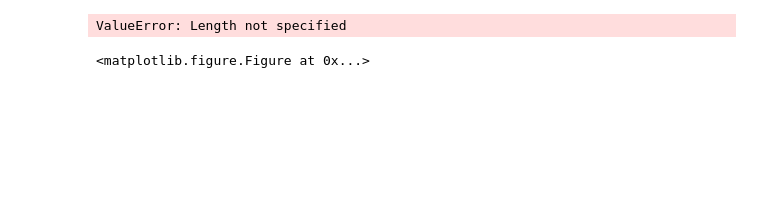
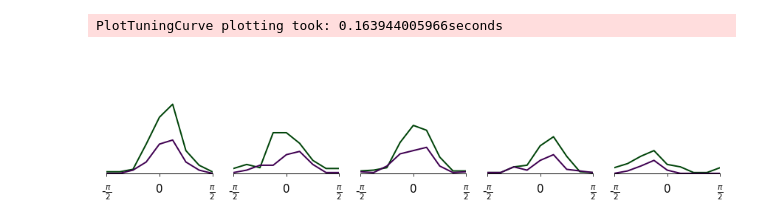
Before and after one commit to antolikjan/notebooks, a Jupyter notebook: Untitled2.ipynb, the cells around one changed output. Drawn from its saved outputs; the diff is of its cells as text; code cells hidden in the pictures; blank space fills up the shorter version.

```diff
--- a/Untitled2.ipynb
+++ b/Untitled2.ipynb
@@ -313,6 +69,0 @@ OverviewPlot(dsv,ParameterSet({'sheet_name' : 'V1_Exc_L4', 'neuron' : list(analo
-# %%
-dsv = param_filter_query(data_store,identifier='PerNeuronValue',value_name = 'LGNAfferentOrientation')
-mozaik.visualization.plotting.ConnectivityPlot(data_store,ParameterSet({'neuron' : list(spike_ids)[2], 'reversed' : True,'sheet_name' : 'V1_Exc_L4'}),pnv_dsv=dsv,fig_param={'dpi' : 100,'figsize': (34,12)}).plot()
-# %% [output]
-ValueError: Length not specified
-<matplotlib.figure.Figure at 0x...>
@@ -327,0 +70,30 @@ pylab.plot([0,40],[0,40])
+# %%
+%matplotlib inline
+reload(mozaik.visualization.plotting)
+spike_ids = param_filter_query(data_store,sheet_name="V1_Exc_L2/3").get_segments()[0].get_stored_spike_train_ids()
+spike_ids_inh = param_filter_query(data_store,sheet_name="V1_Inh_L2/3").get_segments()[0].get_stored_spike_train_ids()
+
+dsv = queries.param_filter_query(data_store,value_name=['Firing rate'],st_name='FullfieldDriftingSinusoidalGrating')
+or_tuning_exc1 = data_store.get_analysis_result(identifier='PerNeuronValue',value_name = 'LGNAfferentOrientation', sheet_name = 'V1_Exc_L2/3')[0]
+#mozaik.visualization.plotting.PlotTuningCurve(dsv, ParameterSet({'parameter_name' : 'orientation', 'neurons': list(spike_ids23[0:]), 'sheet_name' : 'V1_Exc_L2/3','centered'  : True,'mean' : False,'pool' : False,'polar' : False}),centering_pnv=or_tuning_exc1,fig_param={'figsize': (30,5)}).plot()
+mozaik.visualization.plotting.PlotTuningCurve(dsv, ParameterSet({'parameter_name' : 'orientation', 'neurons': list(spike_ids23[5:10]), 'sheet_name' : 'V1_Exc_L2/3','centered'  : True,'mean' : False,'pool' : False,'polar' : False}),centering_pnv=or_tuning_exc1,fig_param={'figsize': (12,3)}).plot({"*.y_axis" : None,"*.y_lim" : (0,7),"*.left_border" : None,"*.x_label" : None,  "*.title" : None,'*.colors' : ['#004409', '#3f0051']})
+#print a.values[0:10]
+#print b.values[0:10]
+#mozaik.visualization.plotting.PlotTuningCurve(dsv, ParameterSet({'parameter_name' : 'orientation', 'neurons': list(spike_ids23[10:]), 'sheet_name' : 'V1_Exc_L4','centered'  : True,'mean' : False,'pool' : False,'polar' : False}),centering_pnv=or_tuning_exc1,fig_param={'figsize': (30,5)}).plot()
+#print a.values[10:20]
+#print b.values[10:20]
+#mozaik.visualization.plotting.PlotTuningCurve(dsv, ParameterSet({'parameter_name' : 'orientation', 'neurons': list(spike_ids23[20:]), 'sheet_name' : 'V1_Exc_L4','centered'  : True,'mean' : False,'pool' : False,'polar' : False}),centering_pnv=or_tuning_exc1,fig_param={'figsize': (30,5)}).plot()
+#print a.values[20:30]
+#print b.values[20:30]
+#mozaik.visualization.plotting.PlotTuningCurve(dsv, ParameterSet({'parameter_name' : 'orientation', 'neurons': list(spike_ids23[30:]), 'sheet_name' : 'V1_Exc_L4','centered'  : True,'mean' : False,'pool' : False,'polar' : False}),centering_pnv=or_tuning_exc1,fig_param={'figsize': (30,5)}).plot()
+#print a.values[30:40]
+#print b.values[30:40]
+#mozaik.visualization.plotting.PlotTuningCurve(dsv, ParameterSet({'parameter_name' : 'orientation', 'neurons': list(spike_ids23[40:]), 'sheet_name' : 'V1_Exc_L4','centered'  : True,'mean' : False,'pool' : False,'polar' : False}),centering_pnv=or_tuning_exc1,fig_param={'figsize': (30,5)}).plot()
+#print a.values[40:50]
+#print b.values[40:50]
+#mozaik.visualization.plotting.PlotTuningCurve(dsv, ParameterSet({'parameter_name' : 'orientation', 'neurons': list(spike_ids23[50:]), 'sheet_name' : 'V1_Exc_L4','centered'  : True,'mean' : False,'pool' : False,'polar' : False}),centering_pnv=or_tuning_exc1,fig_param={'figsize': (30,5)}).plot()
+#print a.values[50:60]
+#print b.values[50:60]
+# %% [output]
+PlotTuningCurve plotting took: 0.163944005966seconds
+[figure, added]
```
Also changed, not shown: parts of 34 cells of this notebook, 13 other files.
